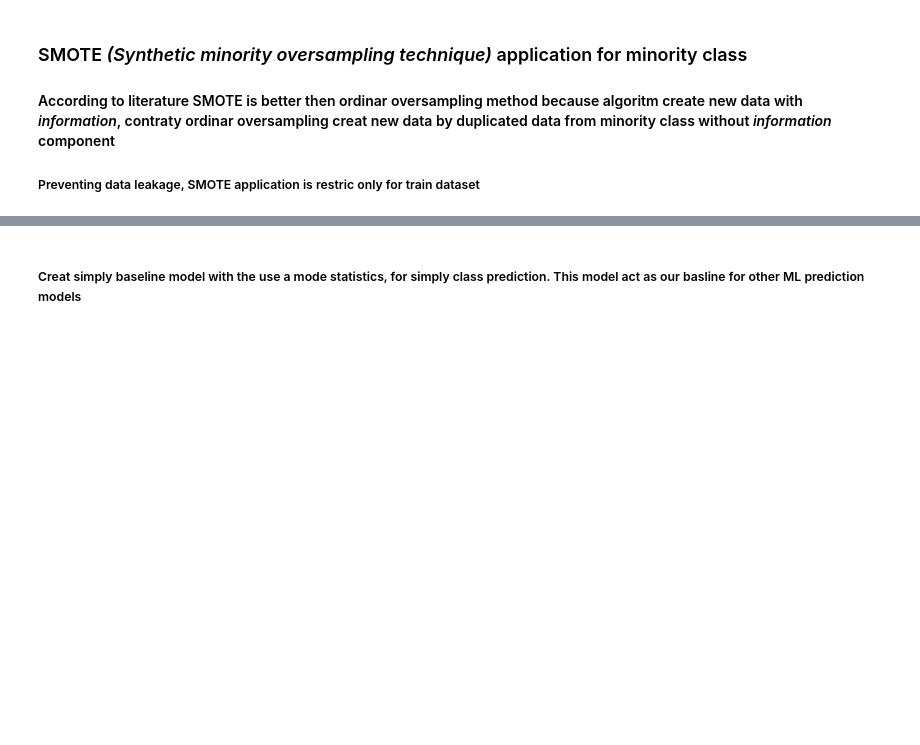
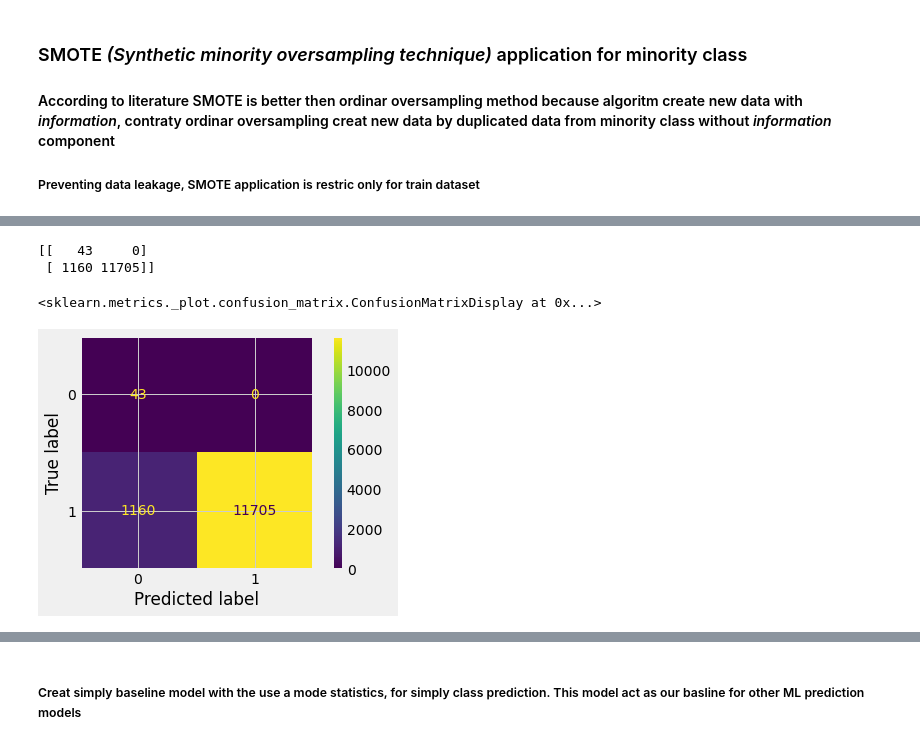
Before and after one commit to MSI17819/Berlin_bike_theft_prediction, a Jupyter notebook: Berlin_bike_thief_analysis_and_prediction.ipynb, the cells around one changed output, grey strips where cells are left out. Drawn from its saved outputs; the diff is of its cells as text; code cells hidden in the pictures; blank space fills up the shorter version.

```diff
--- a/Berlin_bike_thief_analysis_and_prediction.ipynb
+++ b/Berlin_bike_thief_analysis_and_prediction.ipynb
@@ -197,4 +201,4 @@ le = preprocessing.LabelEncoder()
 
 y_train = 1 - le.fit_transform(y_train)
 
-le.transform(y_test)
+y_test = 1 - le.transform(y_test)
@@ -237,0 +240,20 @@ plt.show()
+# %%
+naive_bayes = GaussianNB()
+
+naive_bayes.fit(X_train_oversample, y_train_oversample)
+
+y_pred = naive_bayes.predict(X_test)
+
+print(confusion_matrix(y_test, y_pred))
+# %% [output]
+[[   43     0]
+ [ 1160 11705]]
+# %%
+from sklearn.metrics import plot_confusion_matrix
+
+cm = confusion_matrix(y_test, naive_bayes.predict(X_test))
+disp = ConfusionMatrixDisplay(confusion_matrix=cm)
+disp.plot()
+# %% [output]
+<sklearn.metrics._plot.confusion_matrix.ConfusionMatrixDisplay at 0x...>
+[figure, added]
```
Also changed, not shown: parts of 12 cells of this notebook.
